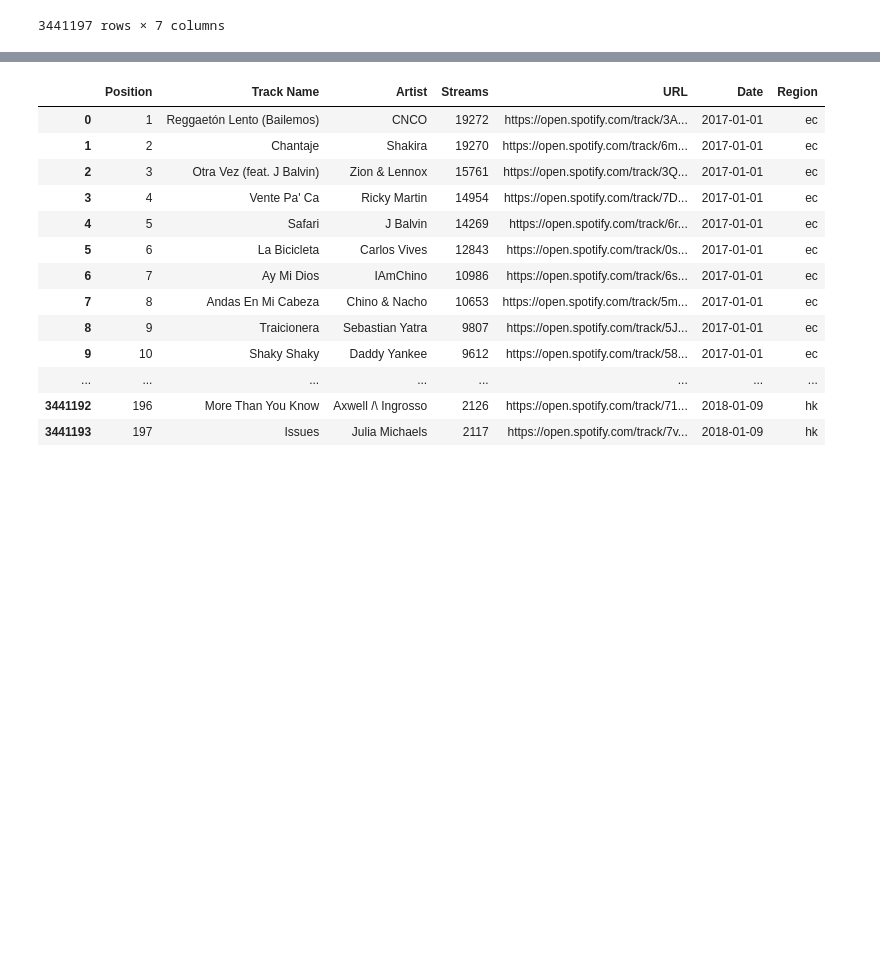
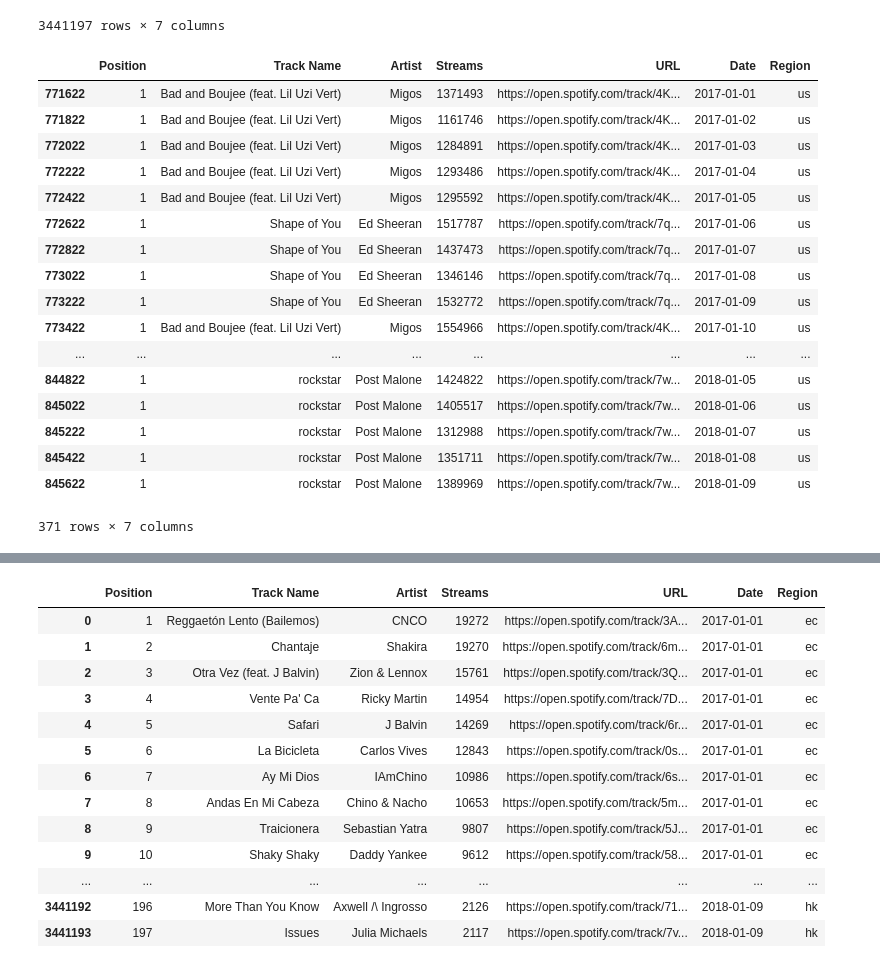
Before and after one commit to Aritra23/Spotify-Visualization, a Jupyter notebook: Spotify_Data_Analysis.ipynb, the cells around one changed output, grey strips where cells are left out. Saved outputs shown, nothing was run; the diff lists cells and outputs as text; code cells hidden in the pictures; blank space fills up the shorter version.

```diff
--- a/Spotify_Data_Analysis.ipynb
+++ b/Spotify_Data_Analysis.ipynb
@@ -26,3 +26,25 @@ spotify_df
 | 3441195 | 199 | 面具 | Alfred Hui | 2102 | https://open.spotify.com/track/58... | 2018-01-09 | hk |
 | 3441196 | 200 | Let Her Go | Passenger | 2088 | https://open.spotify.com/track/2j... | 2018-01-09 | hk |
 3441197 rows × 7 columns
+# %%
+poss = spotify_df[(spotify_df['Region'] == 'us') & (spotify_df['Position'] == 1)]
+poss
+# %% [output]
+|  | Position | Track Name | Artist | Streams | URL | Date | Region |
+| 771622 | 1 | Bad and Boujee (feat. Lil Uzi Vert) | Migos | 1371493 | https://open.spotify.com/track/4K... | 2017-01-01 | us |
+| 771822 | 1 | Bad and Boujee (feat. Lil Uzi Vert) | Migos | 1161746 | https://open.spotify.com/track/4K... | 2017-01-02 | us |
+| 772022 | 1 | Bad and Boujee (feat. Lil Uzi Vert) | Migos | 1284891 | https://open.spotify.com/track/4K... | 2017-01-03 | us |
+| 772222 | 1 | Bad and Boujee (feat. Lil Uzi Vert) | Migos | 1293486 | https://open.spotify.com/track/4K... | 2017-01-04 | us |
+| 772422 | 1 | Bad and Boujee (feat. Lil Uzi Vert) | Migos | 1295592 | https://open.spotify.com/track/4K... | 2017-01-05 | us |
+| 772622 | 1 | Shape of You | Ed Sheeran | 1517787 | https://open.spotify.com/track/7q... | 2017-01-06 | us |
+| 772822 | 1 | Shape of You | Ed Sheeran | 1437473 | https://open.spotify.com/track/7q... | 2017-01-07 | us |
+| 773022 | 1 | Shape of You | Ed Sheeran | 1346146 | https://open.spotify.com/track/7q... | 2017-01-08 | us |
+| 773222 | 1 | Shape of You | Ed Sheeran | 1532772 | https://open.spotify.com/track/7q... | 2017-01-09 | us |
+| 773422 | 1 | Bad and Boujee (feat. Lil Uzi Vert) | Migos | 1554966 | https://open.spotify.com/track/4K... | 2017-01-10 | us |
+| ... | ... | ... | ... | ... | ... | ... | ... |
+| 844822 | 1 | rockstar | Post Malone | 1424822 | https://open.spotify.com/track/7w... | 2018-01-05 | us |
+| 845022 | 1 | rockstar | Post Malone | 1405517 | https://open.spotify.com/track/7w... | 2018-01-06 | us |
+| 845222 | 1 | rockstar | Post Malone | 1312988 | https://open.spotify.com/track/7w... | 2018-01-07 | us |
+| 845422 | 1 | rockstar | Post Malone | 1351711 | https://open.spotify.com/track/7w... | 2018-01-08 | us |
+| 845622 | 1 | rockstar | Post Malone | 1389969 | https://open.spotify.com/track/7w... | 2018-01-09 | us |
+371 rows × 7 columns
```
Also changed, not shown: parts of 15 cells of this notebook, 8 other files.
